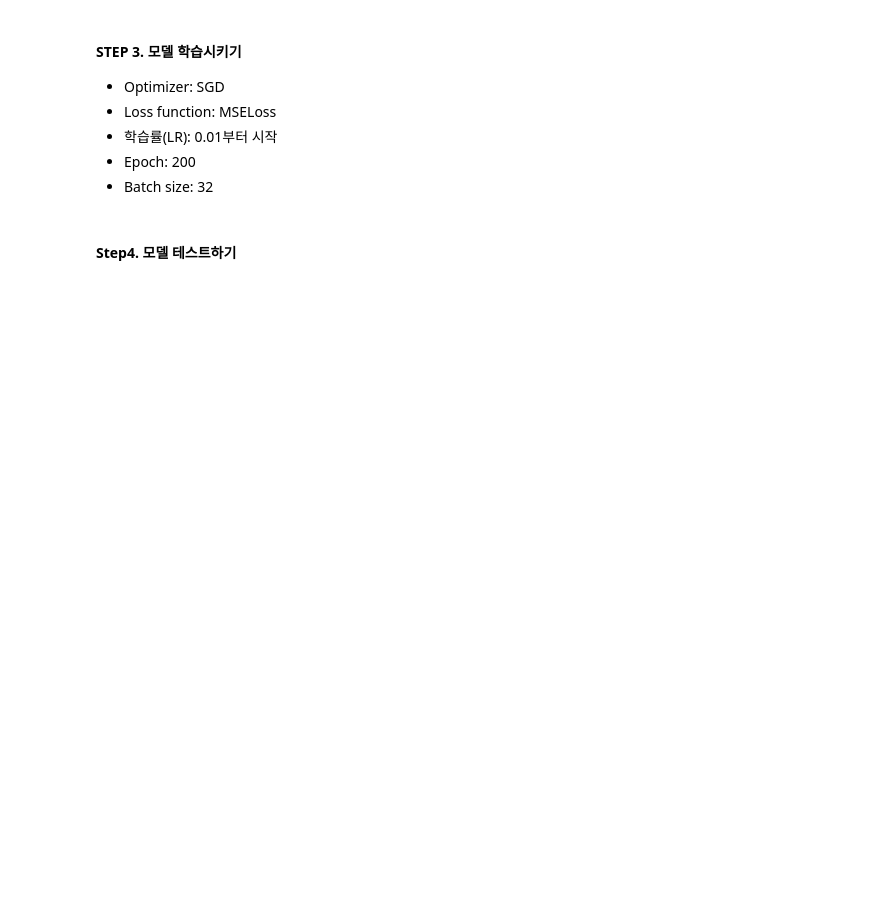
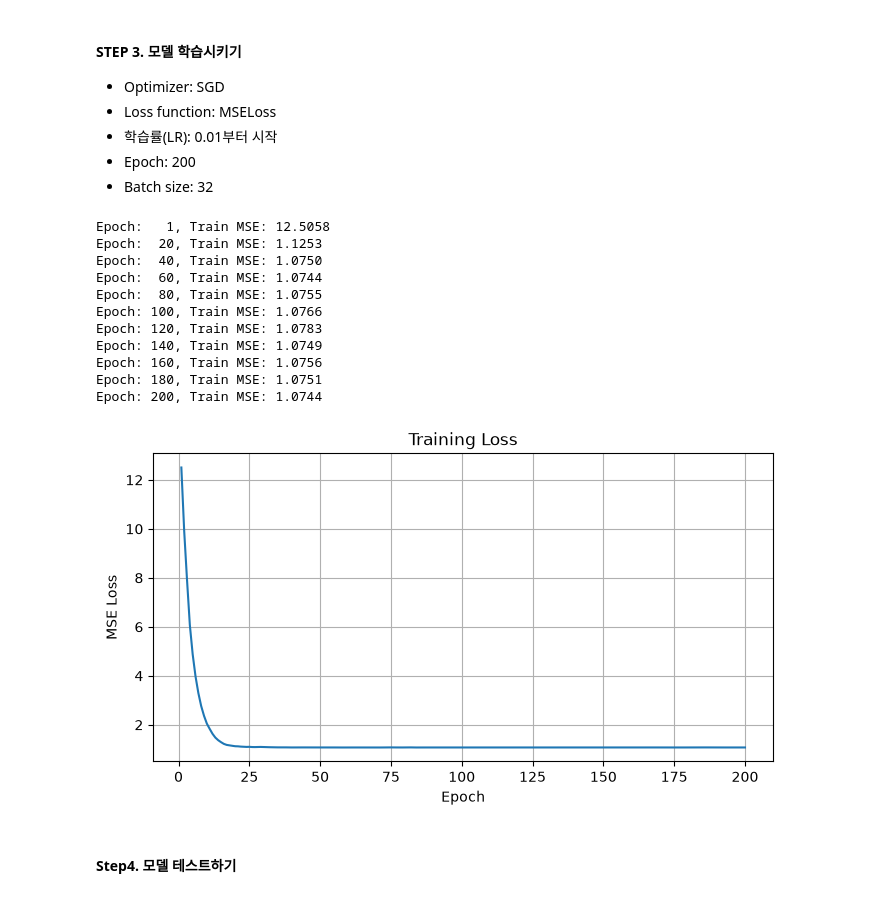
Before and after one commit to aitjoeun/PyTorch, a Jupyter notebook: 03.linear_binary/05.1.Linear_tips.ipynb, the cells around one changed output. Saved outputs shown, nothing was run; the diff lists cells and outputs as text; code cells hidden in the pictures; blank space fills up the shorter version.

```diff
--- a/03.linear_binary/05.1.Linear_tips.ipynb
+++ b/03.linear_binary/05.1.Linear_tips.ipynb
@@ -42,3 +115,12 @@ df = df[["total_bill", "tip"]].dropna().copy()
 - 출력 노드: 1개 (`tip`)
 - 활성화 함수: 사용하지 않음
 - 모델: `nn.Linear`
+# %%
+model = nn.Linear(1, 1)
+
+# 임의의 데이터 5개로 출력 형태 확인
+sample = torch.randn(5, 1)
+output = model(sample)
+
+print("출력 shape:", output.shape)
+print(output)
@@ -50,5 +139,60 @@ df = df[["total_bill", "tip"]].dropna().copy()
 - 학습률(LR): 0.01부터 시작
 - Epoch: 200
 - Batch size: 32
+# %%
+BATCH_SIZE = 32
+LR = 0.01
+EPOCH = 200
+
+train_DS = TensorDataset(X_train_scaled, y_train)
+train_DL = DataLoader(train_DS, batch_size=BATCH_SIZE, shuffle=True)
+
+N = len(train_DL.dataset)
+
+optimizer = optim.SGD(model.parameters(), lr=LR)
+criterion = nn.MSELoss()
+
+loss_history = []
+
+model.train()
+for ep in range(EPOCH):
+    running_loss = 0.0
+
+    for x_batch, y_batch in train_DL:
+        y_hat = model(x_batch)
+        loss = criterion(y_hat, y_batch)
+
+        optimizer.zero_grad()
+        loss.backward()
+        optimizer.step()
+
+        running_loss += loss.item() * x_batch.shape[0]
+
+    epoch_loss = running_loss / N
+    loss_history.append(epoch_loss)
+
+    if (ep + 1) % 20 == 0 or ep == 0:
+        print(f"Epoch: {ep+1:3d}, Train MSE: {epoch_loss:.4f}")
+
+plt.figure(figsize=(8, 4))
+plt.plot(range(1, EPOCH + 1), loss_history)
+plt.xlabel("Epoch")
+plt.ylabel("MSE Loss")
+plt.title("Training Loss")
+plt.grid(True)
+plt.show()
+# %% [output]
+Epoch:   1, Train MSE: 12.5058
+Epoch:  20, Train MSE: 1.1253
+Epoch:  40, Train MSE: 1.0750
+Epoch:  60, Train MSE: 1.0744
+Epoch:  80, Train MSE: 1.0755
+Epoch: 100, Train MSE: 1.0766
+Epoch: 120, Train MSE: 1.0783
+Epoch: 140, Train MSE: 1.0749
+Epoch: 160, Train MSE: 1.0756
+Epoch: 180, Train MSE: 1.0751
+Epoch: 200, Train MSE: 1.0744
+[figure, added]
 # %% [markdown]
 #### Step4. 모델 테스트하기
```
Also changed, not shown: parts of 7 cells of this notebook, 1 other file.
